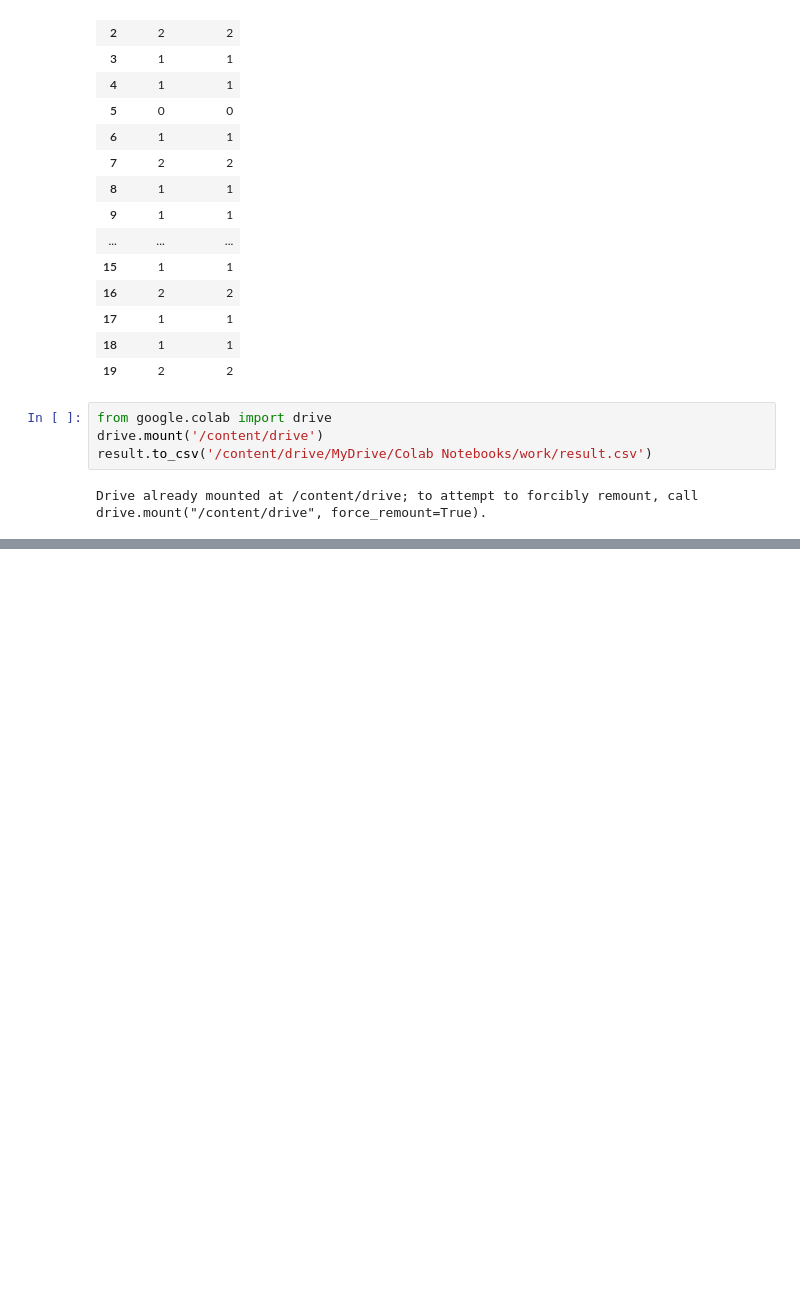
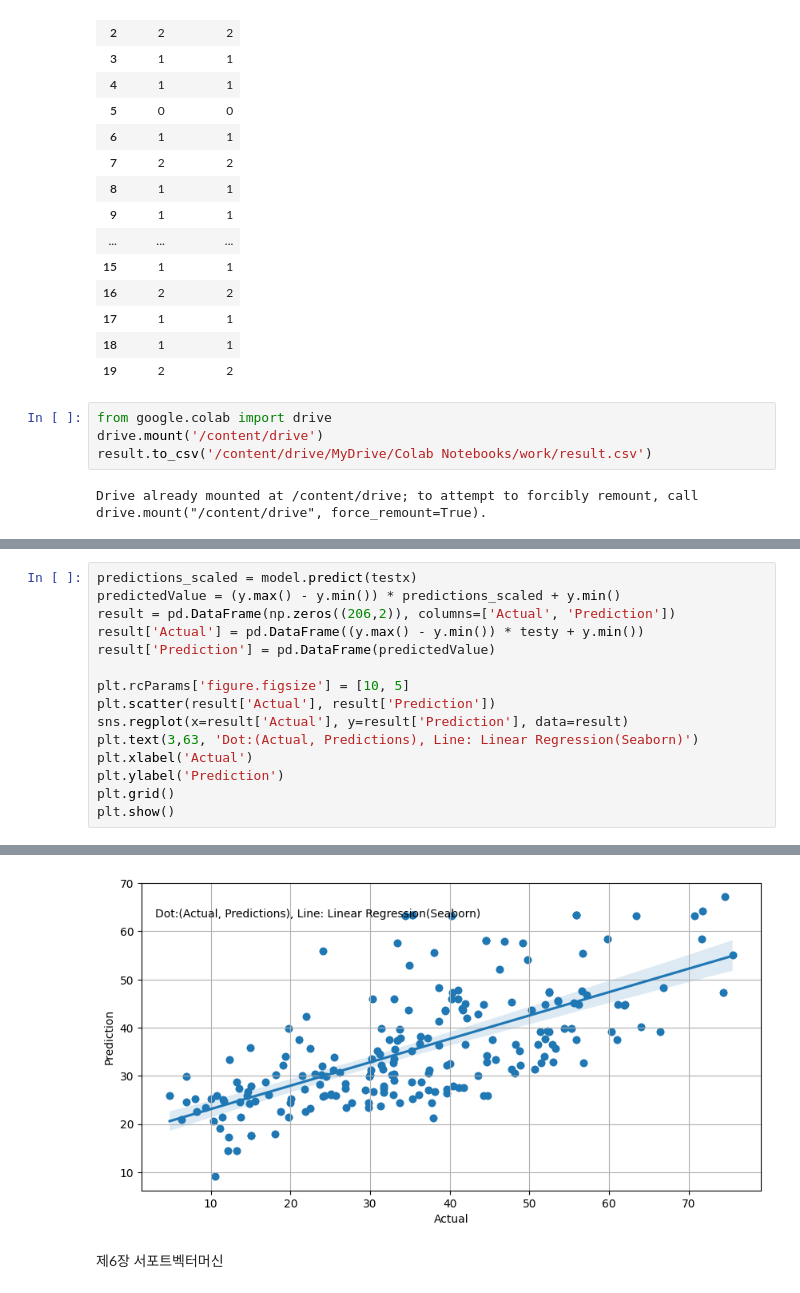
Before and after one commit to HongSeongMo/Bigdata_Analysis_Professional, a Jupyter notebook: 241023.ipynb, the cells around one changed output, grey strips where cells are left out. Drawn from its saved outputs; the diff is of its cells as text; blank space fills up the shorter version.

```diff
--- a/241023.ipynb
+++ b/241023.ipynb
@@ -208,0 +338,16 @@ Drive already mounted at /content/drive; to attempt to forcibly remount, call dr
+# %%
+predictions_scaled = model.predict(testx)
+predictedValue = (y.max() - y.min()) * predictions_scaled + y.min()
+result = pd.DataFrame(np.zeros((206,2)), columns=['Actual', 'Prediction'])
+result['Actual'] = pd.DataFrame((y.max() - y.min()) * testy + y.min())
+result['Prediction'] = pd.DataFrame(predictedValue)
+
+plt.rcParams['figure.figsize'] = [10, 5]
+plt.scatter(result['Actual'], result['Prediction'])
+sns.regplot(x=result['Actual'], y=result['Prediction'], data=result)
+plt.text(3,63, 'Dot:(Actual, Predictions), Line: Linear Regression(Seaborn)')
+plt.xlabel('Actual')
+plt.ylabel('Prediction')
+plt.grid()
+plt.show()
+# %% [output]
@@ -208,0 +355,3 @@ Drive already mounted at /content/drive; to attempt to forcibly remount, call dr
+[figure, added]
+# %% [markdown]
+제6장 서포트벡터머신
```
Also changed, not shown: parts of 11 cells of this notebook.
